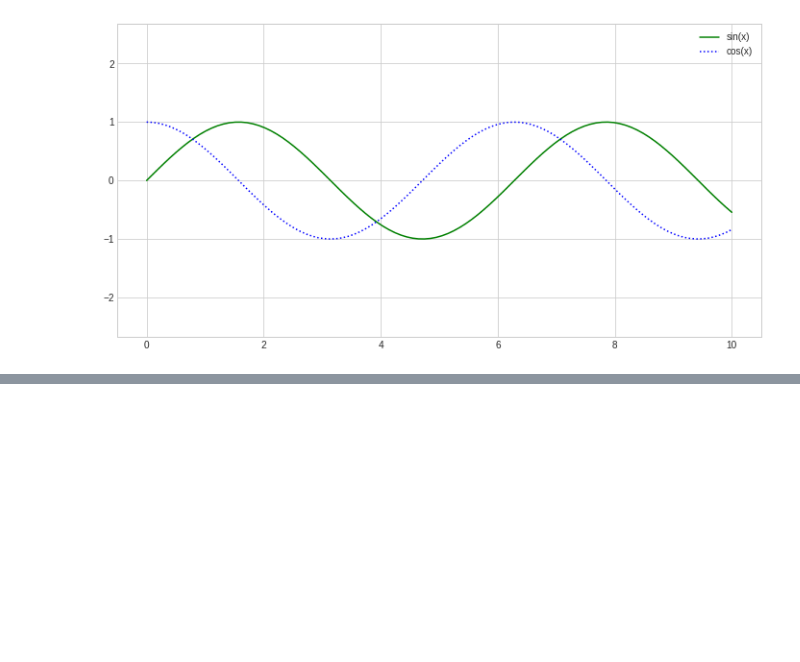
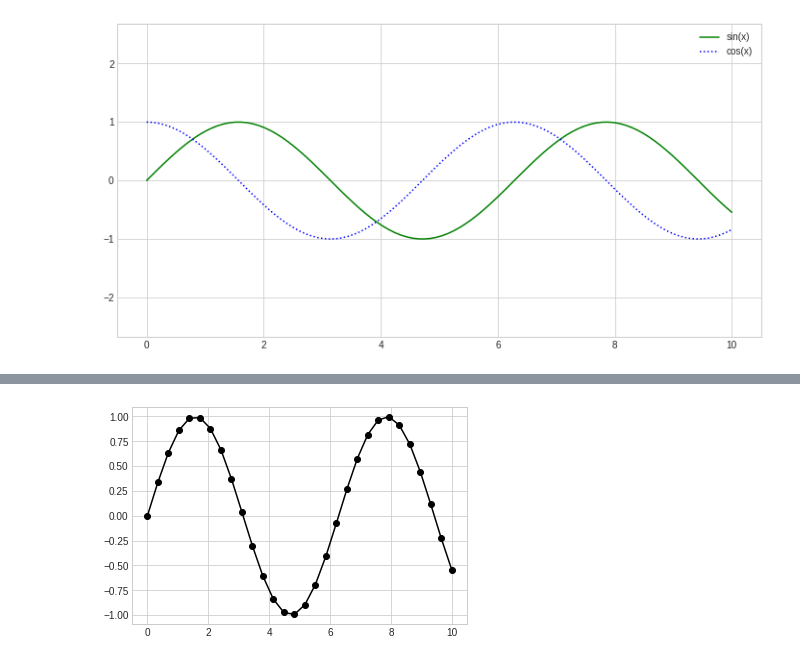
Before and after one commit to KazumaShachou/DataScience, a Jupyter notebook: Matplotlib__1.ipynb, the cells around one changed output, grey strips where cells are left out. Saved outputs shown, nothing was run; the diff lists cells and outputs as text; code cells hidden in the pictures; blank space fills up the shorter version.

```diff
--- a/Matplotlib__1.ipynb
+++ b/Matplotlib__1.ipynb
@@ -150,0 +173,5 @@ plt.legend();
+# %%
+#character codes can be used together with line and color codes to plot points along with a line connecting them
+plt.plot(x, y, '-ok');   #k for black
+# %% [output]
+[figure, added]
```
Also changed, not shown: parts of 12 cells of this notebook.
